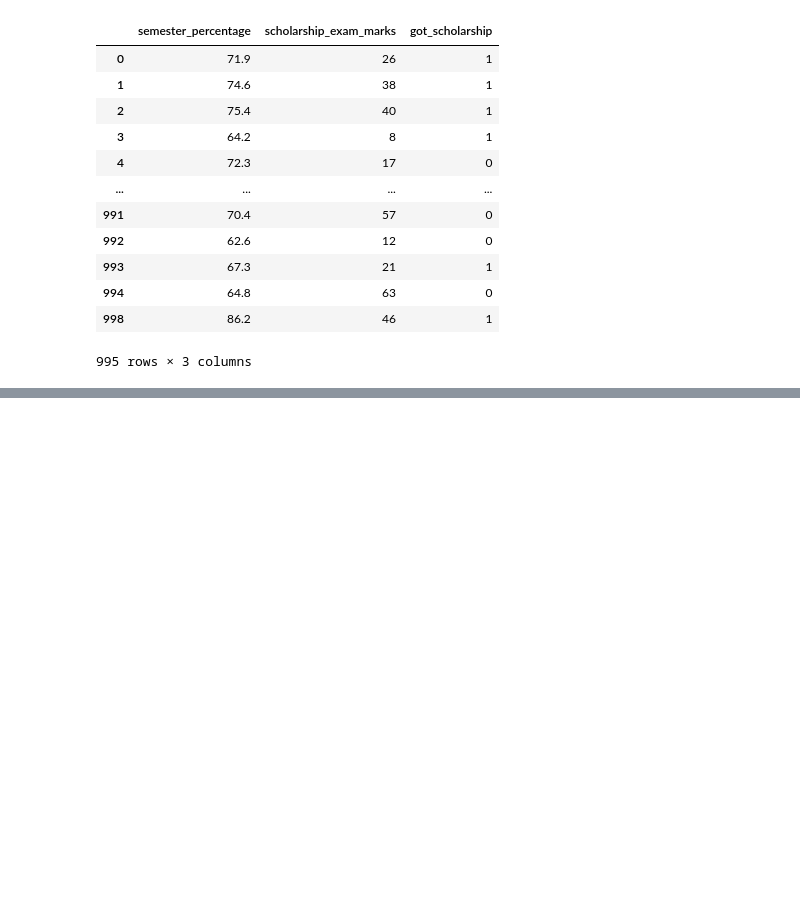
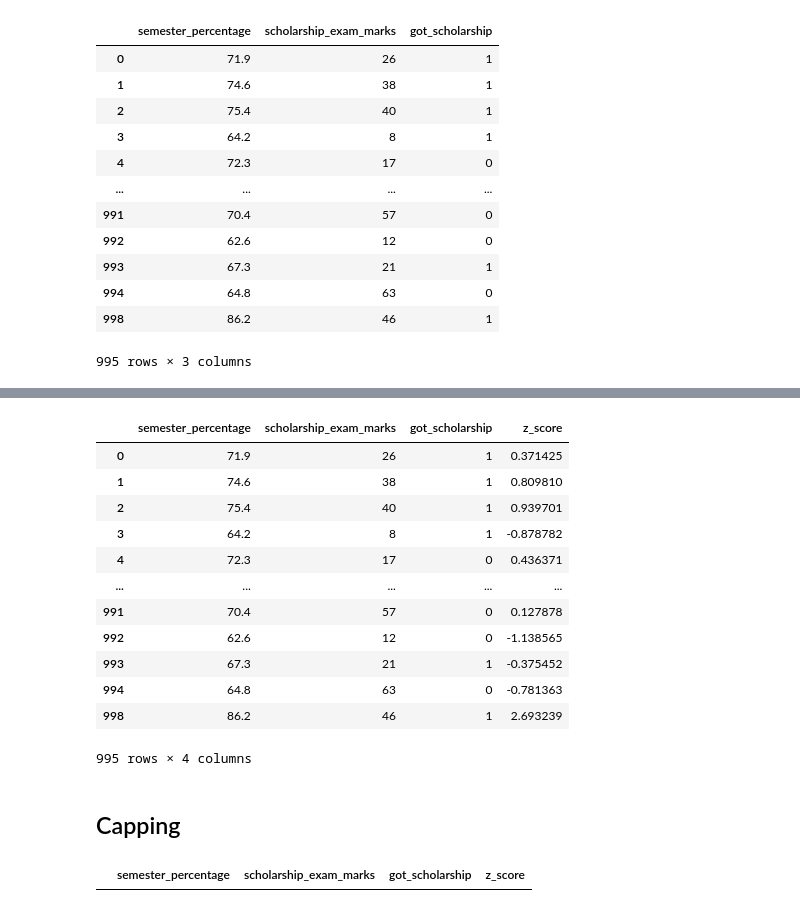
Before and after one commit to Bikash61/Daily-task, a Jupyter notebook: 04 OUTLIERS/outliers using Z-score.ipynb, the cells around one changed output, grey strips where cells are left out. Cells and saved outputs as stored; diff of their text form; code cells hidden in the pictures; blank space fills up the shorter version.

```diff
--- a/04 OUTLIERS/outliers.ipynb
+++ b/04 OUTLIERS/outliers using Z-score.ipynb
@@ -95,0 +132,18 @@ df[(df['semester_percentage']>lower_value ) & (df['semester_percentage'] <upper_
+# %%
+df[(df['z_score']>-3 ) & (df['z_score'] <3)]
+# %% [output]
+|  | semester_percentage | scholarship_exam_marks | got_scholarship | z_score |
+| 0 | 71.9 | 26 | 1 | 0.371425 |
+| 1 | 74.6 | 38 | 1 | 0.809810 |
+| 2 | 75.4 | 40 | 1 | 0.939701 |
+| 3 | 64.2 | 8 | 1 | -0.878782 |
+| 4 | 72.3 | 17 | 0 | 0.436371 |
+| ... | ... | ... | ... | ... |
+| 991 | 70.4 | 57 | 0 | 0.127878 |
+| 992 | 62.6 | 12 | 0 | -1.138565 |
+| 993 | 67.3 | 21 | 1 | -0.375452 |
+| 994 | 64.8 | 63 | 0 | -0.781363 |
+| 998 | 86.2 | 46 | 1 | 2.693239 |
+995 rows × 4 columns
+# %% [markdown]
+## Capping
@@ -95,0 +153,4 @@ df[(df['semester_percentage']>lower_value ) & (df['semester_percentage'] <upper_
+# %%
+df[(df['semester_percentage']<lower_value ) | (df['semester_percentage'] >upper_value)]
+# %% [output]
+|  | semester_percentage | scholarship_exam_marks | got_scholarship | z_score |
```
Also changed, not shown: parts of 5 cells of this notebook.
